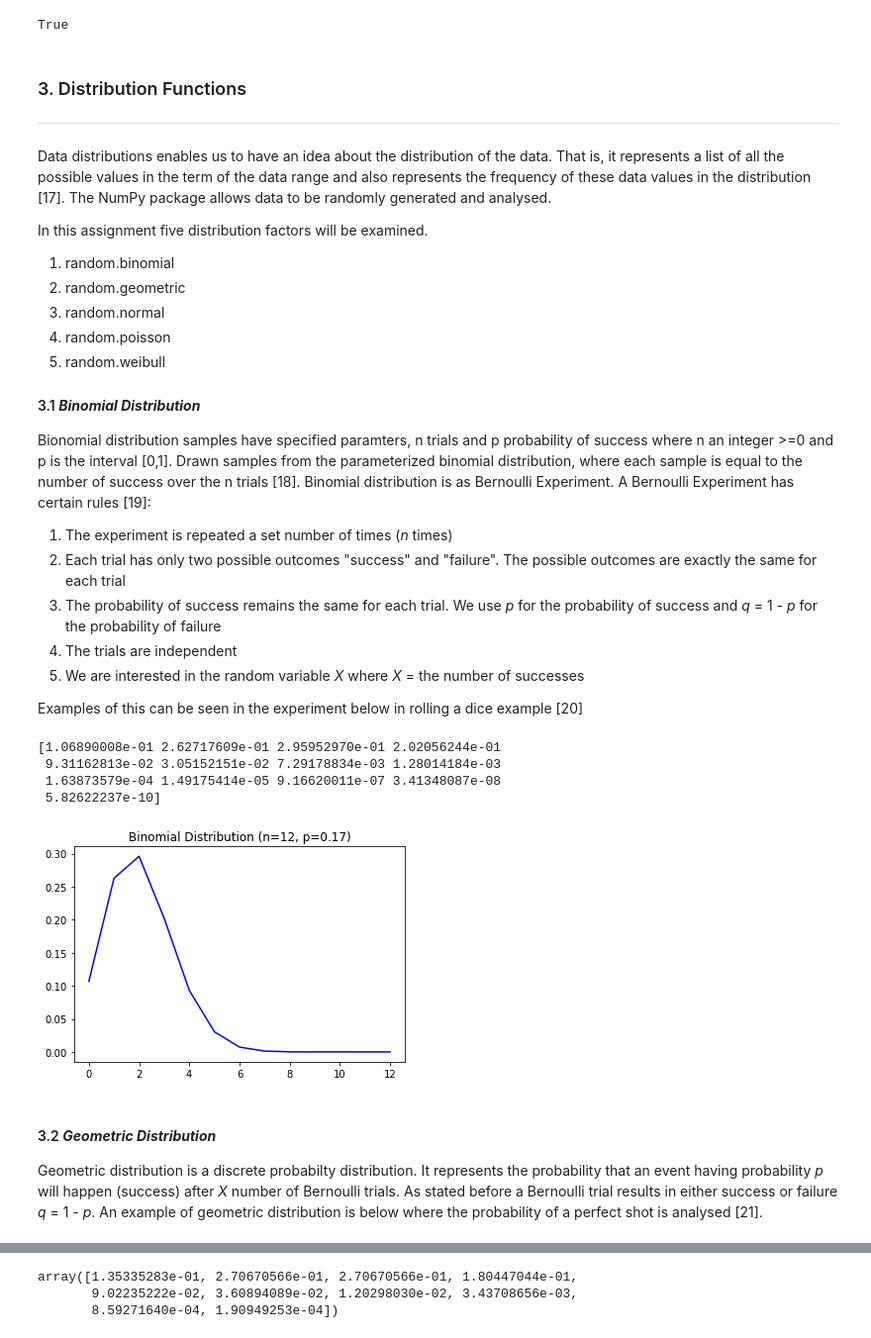
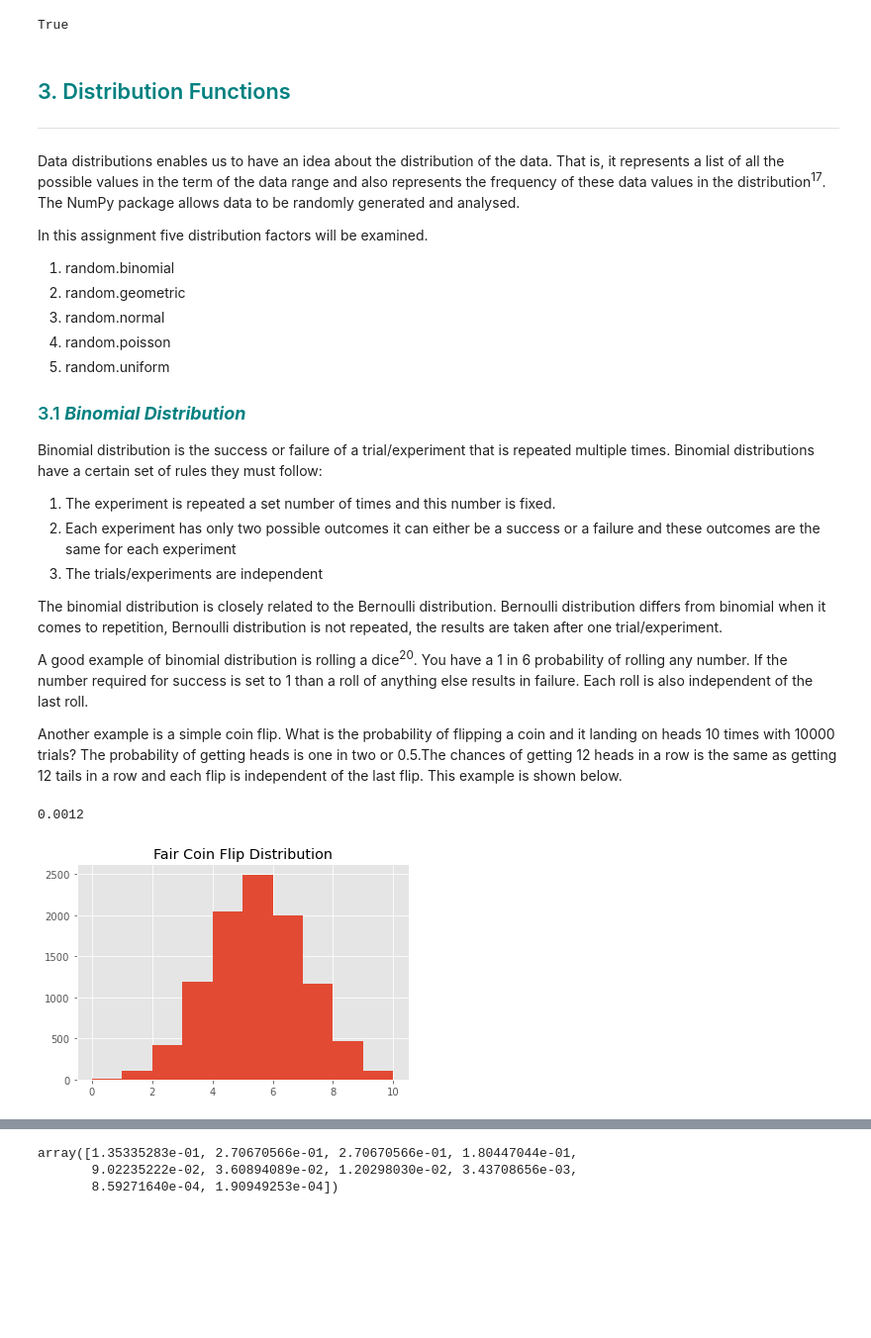
Before and after one commit to SaidhbhFoley/Assignment---Programming-for-Data-Analysis, a Jupyter notebook: numpy-random-Copy1.ipynb, the cells around one changed output, grey strips where cells are left out. Shown at 99% size. Drawn from its saved outputs; the diff is of its cells as text; code cells hidden in the pictures; blank space fills up the shorter version.

```diff
--- a/numpy-random-Copy1.ipynb
+++ b/numpy-random-Copy1.ipynb
@@ -376,10 +410,10 @@ y is x
 # %% [output]
 True
 # %% [markdown]
-### 3. Distribution Functions
+## <span style='color:teal '> 3. Distribution Functions <span>
 ***
 
-Data distributions enables us to have an idea about the distribution of the data. That is, it represents a list of all the possible values in the term of the data range and also represents the frequency of these data values in the distribution [17]. The NumPy package allows data to be randomly generated and analysed.
+Data distributions enables us to have an idea about the distribution of the data. That is, it represents a list of all the possible values in the term of the data range and also represents the frequency of these data values in the distribution<sup>17</sup>. The NumPy package allows data to be randomly generated and analysed.
 
 In this assignment five distribution factors will be examined.
 
@@ -387,46 +421,36 @@ In this assignment five distribution factors will be examined.
 2. random.geometric
 3. random.normal
 4. random.poisson
-5. random.weibull
+5. random.uniform
 
-#### 3.1 ***Binomial Distribution***
-Bionomial distribution samples have specified paramters, n trials and p probability of success where n an integer >=0 and p is the interval [0,1]. Drawn samples from the parameterized binomial distribution, where each sample is equal to the number of success over the n trials [18]. Binomial distribution is as Bernoulli Experiment. A Bernoulli Experiment has certain rules [19]:
+### <span style='color:teal '> 3.1 ***Binomial Distribution*** <span>
 
-1. The experiment is repeated a set number of times (*n* times)
-2. Each trial has only two possible outcomes "success" and "failure". The possible outcomes are exactly the same for each trial
-3. The probability of success remains the same for each trial. We use *p* for the probability of success and *q* = 1 - *p* for the probability of failure
-4. The trials are independent
-5. We are interested in the random variable *X* where *X* = the number of successes
+Binomial distribution is the success or failure of a trial/experiment that is repeated multiple times. Binomial distributions have a certain set of rules they must follow:
+1. The experiment is repeated a set number of times and this number is fixed.
+2. Each experiment has only two possible outcomes it can either be a success or a failure and these outcomes are the same for each experiment
+3. The trials/experiments are independent
 
-Examples of this can be seen in the experiment below in rolling a dice example [20]
+The binomial distribution is closely related to the Bernoulli distribution. Bernoulli distribution differs from binomial when it comes to repetition, Bernoulli distribution is not repeated, the results are taken after one trial/experiment.
+
+A good example of binomial distribution is rolling a dice<sup>20</sup>. You have a 1 in 6 probability of rolling any number. If the number required for success is set to 1 than a roll of anything else results in failure. Each roll is also independent of the last roll.
+
+Another example is a simple coin flip. What is the probability of flipping a coin and it landing on heads 10 times with 10000 trials? The probability of getting heads is one in two or 0.5.The chances of getting 12 heads in a row is the same as getting 12 tails in a row and each flip is independent of the last flip. This example is shown below.
-# %%
-import numpy as np
-import matplotlib.pyplot as plt
-from scipy.stats import binom
-import seaborn as sns
-
-# Roll a die 12 times
-n = 12
-
-# Probability of rolling any number is 1/6 or 0.17
-p = 0.17
-
-# Create an array representing number of times any number can be observed
-x = np.arange(0, n+1)
-
-binomial_pmf = binom.pmf(x, n, p)
-print(binomial_pmf)
-
-plt.plot(x, binomial_pmf, color='blue')
-plt.title(f"Binomial Distribution (n={n}, p={p})")
-plt.show()
-# %% [output]
-[1.06890008e-01 2.62717609e-01 2.95952970e-01 2.02056244e-01
- 9.31162813e-02 3.05152151e-02 7.29178834e-03 1.28014184e-03
- 1.63873579e-04 1.49175414e-05 9.16620011e-07 3.41348087e-08
- 5.82622237e-10]
-[figure, removed]
-# %% [markdown]
-#### 3.2 ***Geometric Distribution***
-
-Geometric distribution is a discrete probabilty distribution. It represents the probability that an event having probability *p* will happen (success) after *X* number of Bernoulli trials. As stated before a Bernoulli trial results in either success or failure *q* = 1 - *p*. An example of geometric distribution is below where the probability of a perfect shot is analysed [21].
+# %%
+import numpy as np
+import random
+import matplotlib.pyplot as plt
+
+sum(np.random.binomial(10, 0.5, size = 10000)==0)/10000
+# %% [output]
+0.0012
+# %%
+import numpy as np
+import random
+import matplotlib.pyplot as plt
+
+coin = stats.binom.rvs(size=10000, n=10, p=0.5)
+plt.title('Fair Coin Flip Distribution')
+plt.hist(coin)
+plt.show()
+# %% [output]
+[figure, added]
```
Also changed, not shown: parts of 56 cells of this notebook.
